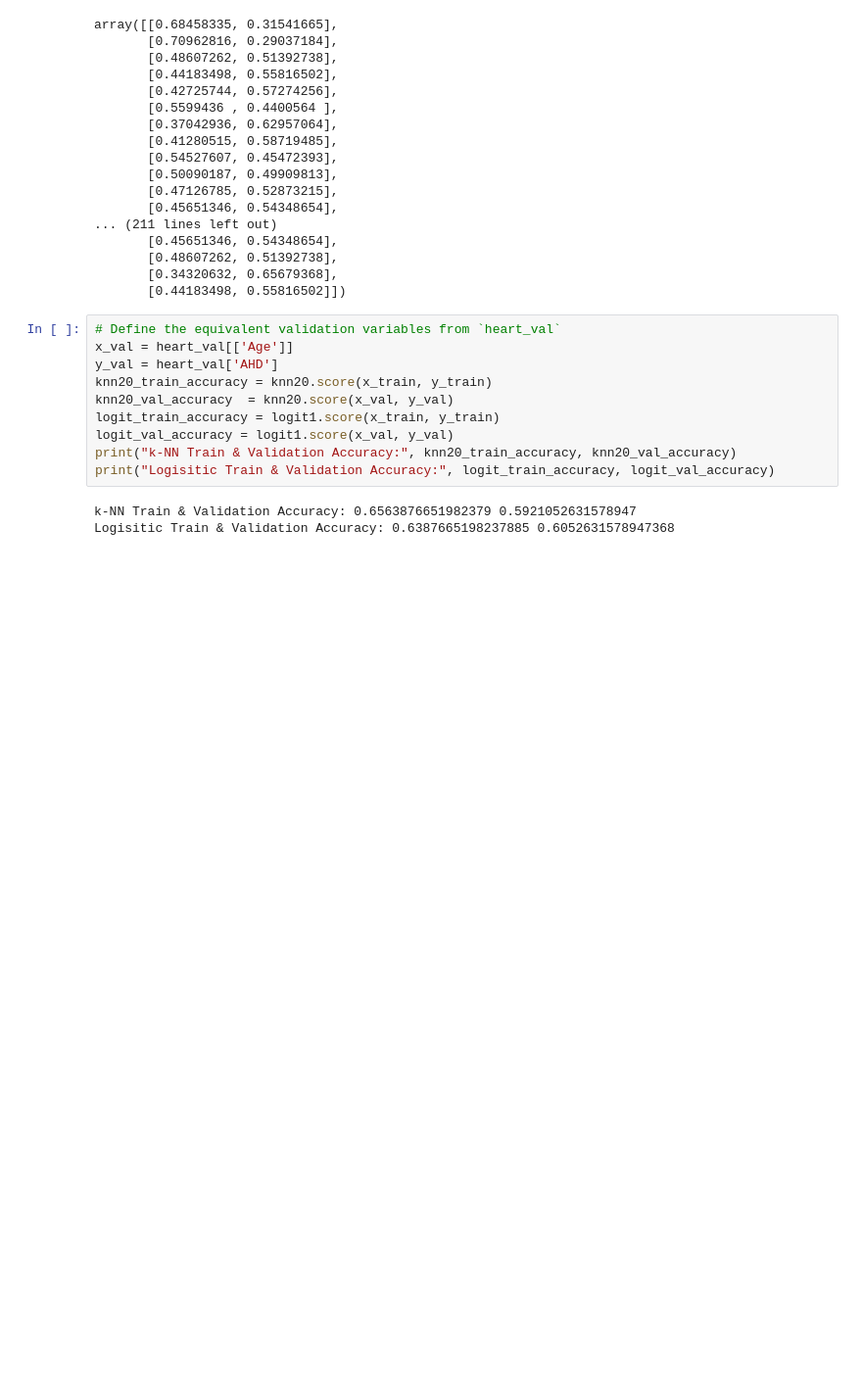
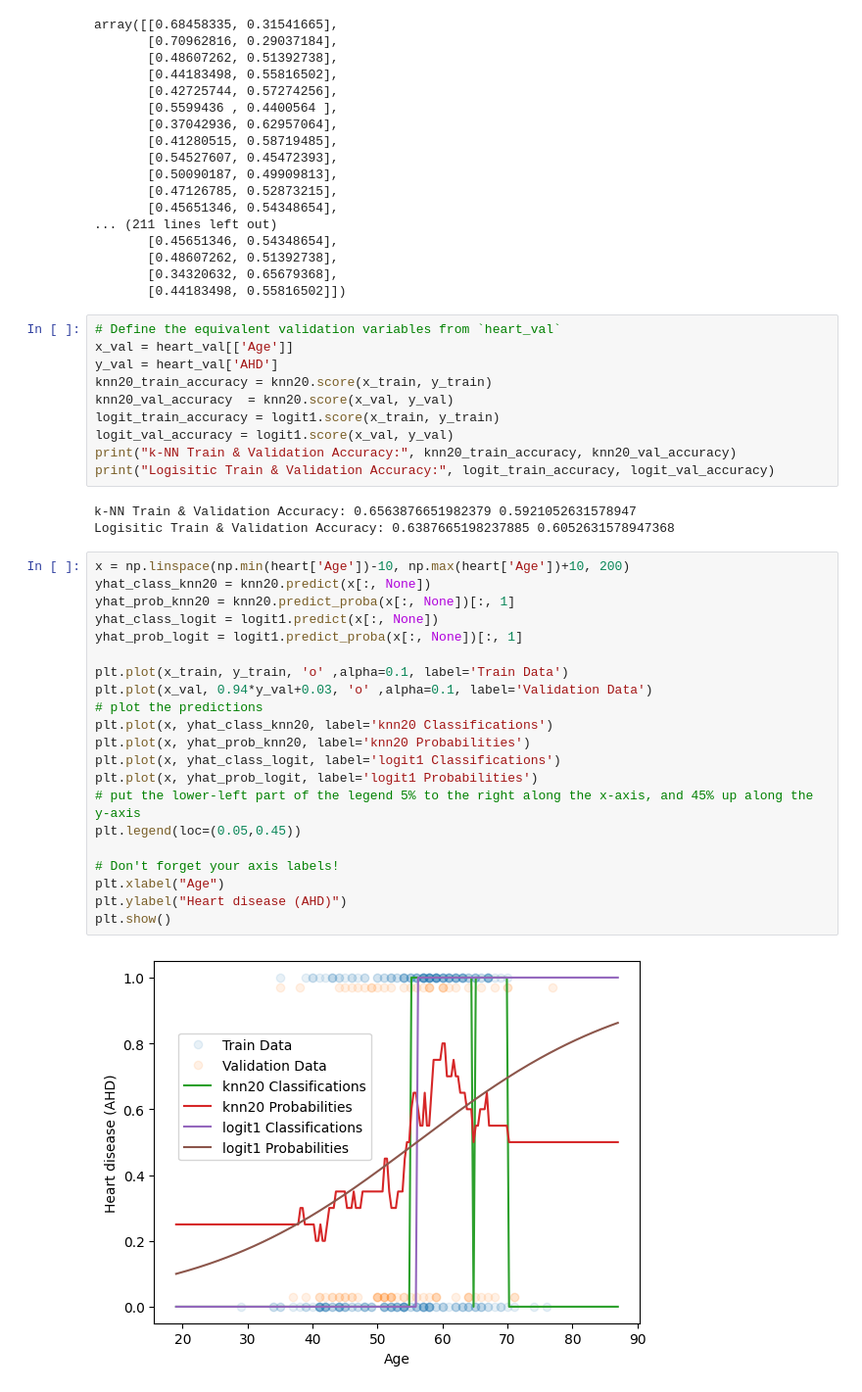
Before and after one commit to Deepakk200/colab_python, a Jupyter notebook: Heart.ipynb, the cells around one changed output. Shown: that part at 98% size. Saved outputs shown, nothing was run; the diff lists cells and outputs as text; blank space fills up the shorter version.

Commit message:
comparing predictors in a logistic regression model

```diff
--- a/Heart.ipynb
+++ b/Heart.ipynb
@@ -90,3 +92,26 @@ print("Logisitic Train & Validation Accuracy:", logit_train_accuracy, logit_val_
 # %% [output]
 k-NN Train & Validation Accuracy: 0.6563876651982379 0.5921052631578947
 Logisitic Train & Validation Accuracy: 0.6387665198237885 0.6052631578947368
+# %%
+x = np.linspace(np.min(heart['Age'])-10, np.max(heart['Age'])+10, 200)
+yhat_class_knn20 = knn20.predict(x[:, None])
+yhat_prob_knn20 = knn20.predict_proba(x[:, None])[:, 1]
+yhat_class_logit = logit1.predict(x[:, None])
+yhat_prob_logit = logit1.predict_proba(x[:, None])[:, 1]
+
+plt.plot(x_train, y_train, 'o' ,alpha=0.1, label='Train Data')
+plt.plot(x_val, 0.94*y_val+0.03, 'o' ,alpha=0.1, label='Validation Data')
+# plot the predictions
+plt.plot(x, yhat_class_knn20, label='knn20 Classifications')
+plt.plot(x, yhat_prob_knn20, label='knn20 Probabilities')
+plt.plot(x, yhat_class_logit, label='logit1 Classifications')
+plt.plot(x, yhat_prob_logit, label='logit1 Probabilities')
+# put the lower-left part of the legend 5% to the right along the x-axis, and 45% up along the y-axis
+plt.legend(loc=(0.05,0.45))
+
+# Don't forget your axis labels!
+plt.xlabel("Age")
+plt.ylabel("Heart disease (AHD)")
+plt.show()
+# %% [output]
+[figure, added]
```
Also changed, not shown: parts of 4 cells of this notebook.
